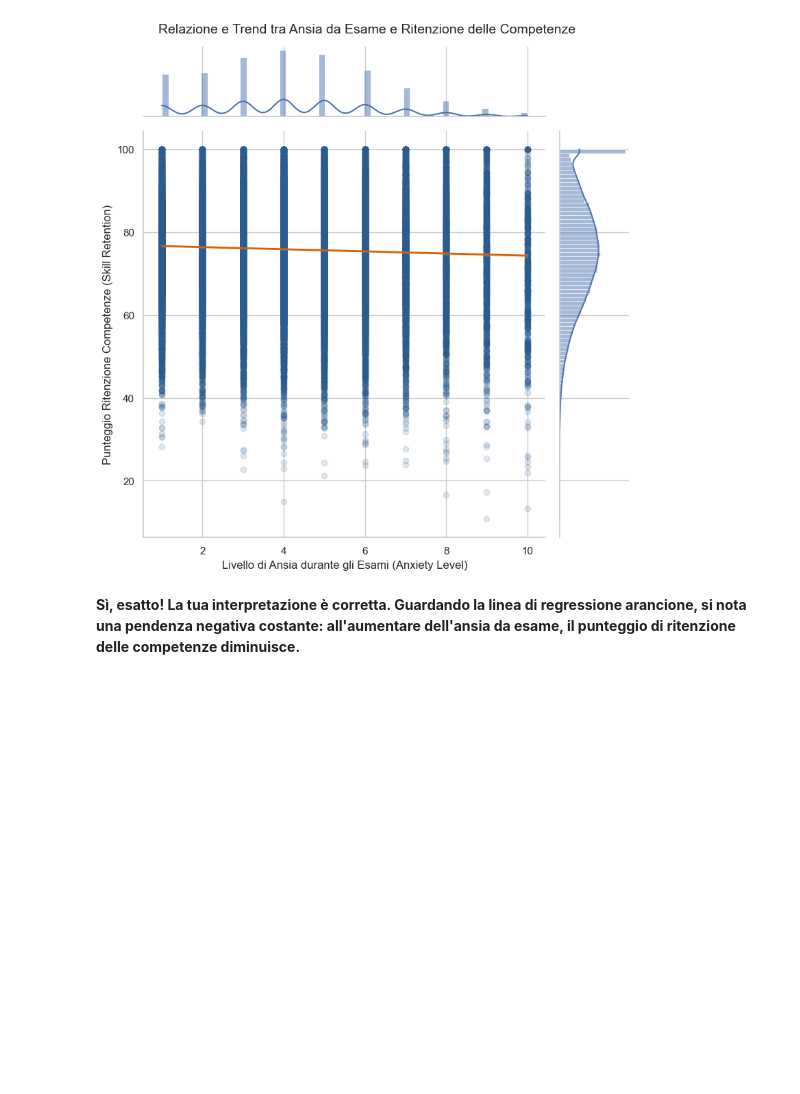
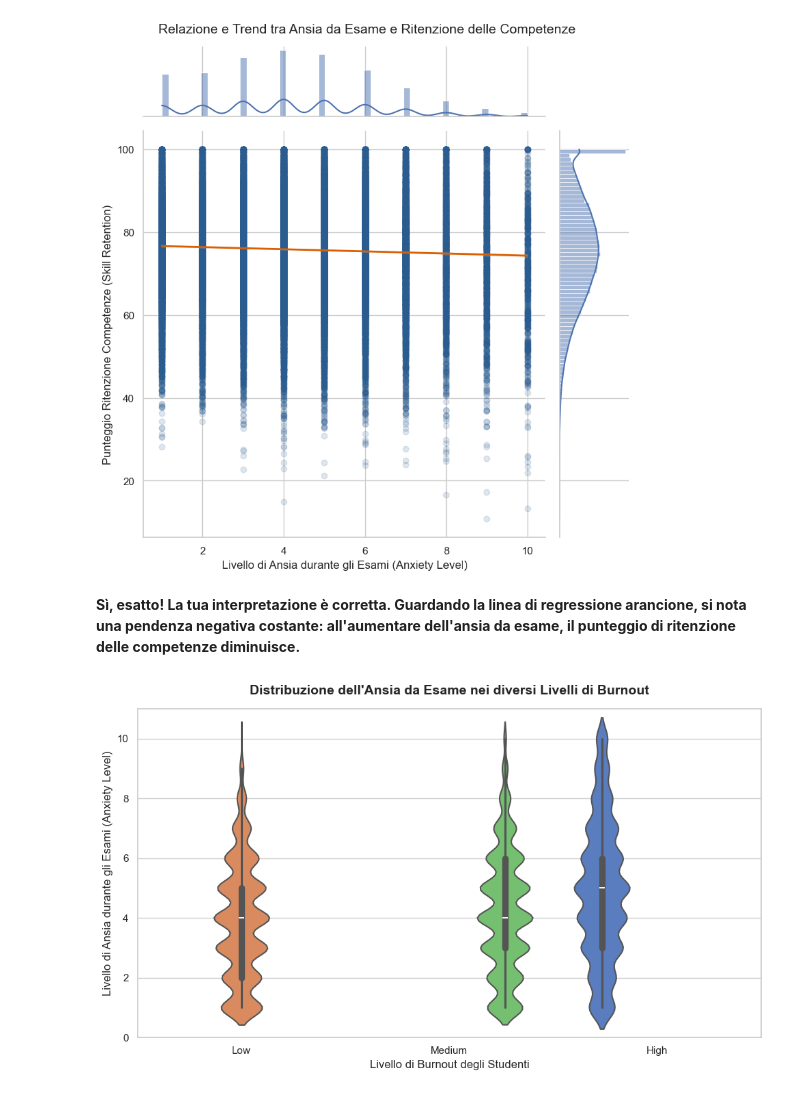
Before and after one commit to GabrieleBan/AI_Impact_on_Students, a Jupyter notebook: studio del burnout.ipynb, the cells around one changed output. Saved outputs shown, nothing was run; the diff lists cells and outputs as text; code cells hidden in the pictures; blank space fills up the shorter version.

```diff
--- a/studio del burnout.ipynb
+++ b/studio del burnout.ipynb
@@ -642,3 +642,51 @@ plt.show()
 [figure]
 # %% [markdown]
 **Sì, esatto! La tua interpretazione è corretta. Guardando la linea di regressione arancione, si nota una pendenza negativa costante: all'aumentare dell'ansia da esame, il punteggio di ritenzione delle competenze diminuisce.**
+# %%
+import pandas as pd
+import matplotlib.pyplot as plt
+import seaborn as sns
+
+# 1. Prepariamo un DataFrame temporaneo unendo l'ansia e il target
+df_violin = pd.DataFrame({
+    'Anxiety_Level': X_train['Anxiety_Level_During_Exams'],
+    'Burnout': X_train["Burnout_Risk_Level"]
+})
+
+# 2. Convertiamo i codici numerici (0, 1, 2) nei rispettivi nomi per una lettura chiara
+# Scommenta le righe sotto se nel tuo y_train sono rimasti gli interi dopo i passaggi precedenti
+# mappa_nomi = {0: 'Low', 1: 'Medium', 2: 'High'}
+# df_violin['Burnout'] = df_violin['Burnout'].map(mappa_nomi)
+
+# Assicuriamoci che l'ordine delle categorie sia corretto sul grafico da sinistra a destra
+ordine_classi = ['Low', 'Medium', 'High']
+df_violin['Burnout'] = pd.Categorical(df_violin['Burnout'], categories=ordine_classi, ordered=True)
+
+# 3. Configurazione del grafico
+plt.figure(figsize=(10, 6))
+sns.set_theme(style="whitegrid")
+
+# Disegniamo il violin plot
+sns.violinplot(
+    data=df_violin,
+    x='Burnout',
+    y='Anxiety_Level',
+    hue='Burnout',               # Colora i violini in base alla classe
+    palette='muted',             # Tavolozza di colori elegante e non troppo aggressiva
+    inner='box',                 # Inserisce un mini-boxplot all'interno per mostrare mediana e quartili
+    linewidth=1.5,
+    legend=False                 # Nasconde la legenda ridondante visto che l'asse X è già esplicativo
+)
+
+# 4. Personalizzazione estetica e titoli
+plt.title("Distribuzione dell'Ansia da Esame nei diversi Livelli di Burnout", fontsize=14, pad=15, fontweight='bold')
+plt.xlabel("Livello di Burnout degli Studenti", fontsize=12)
+plt.ylabel("Livello di Ansia durante gli Esami (Anxiety Level)", fontsize=12)
+
+# Fissiamo i limiti dell'asse Y se la scala dell'ansia va da 1 a 10
+plt.ylim(0, 11)
+
+plt.tight_layout()
+plt.show()
+# %% [output]
+[figure, added]
```
Also changed, not shown: parts of 1 cell of this notebook.
